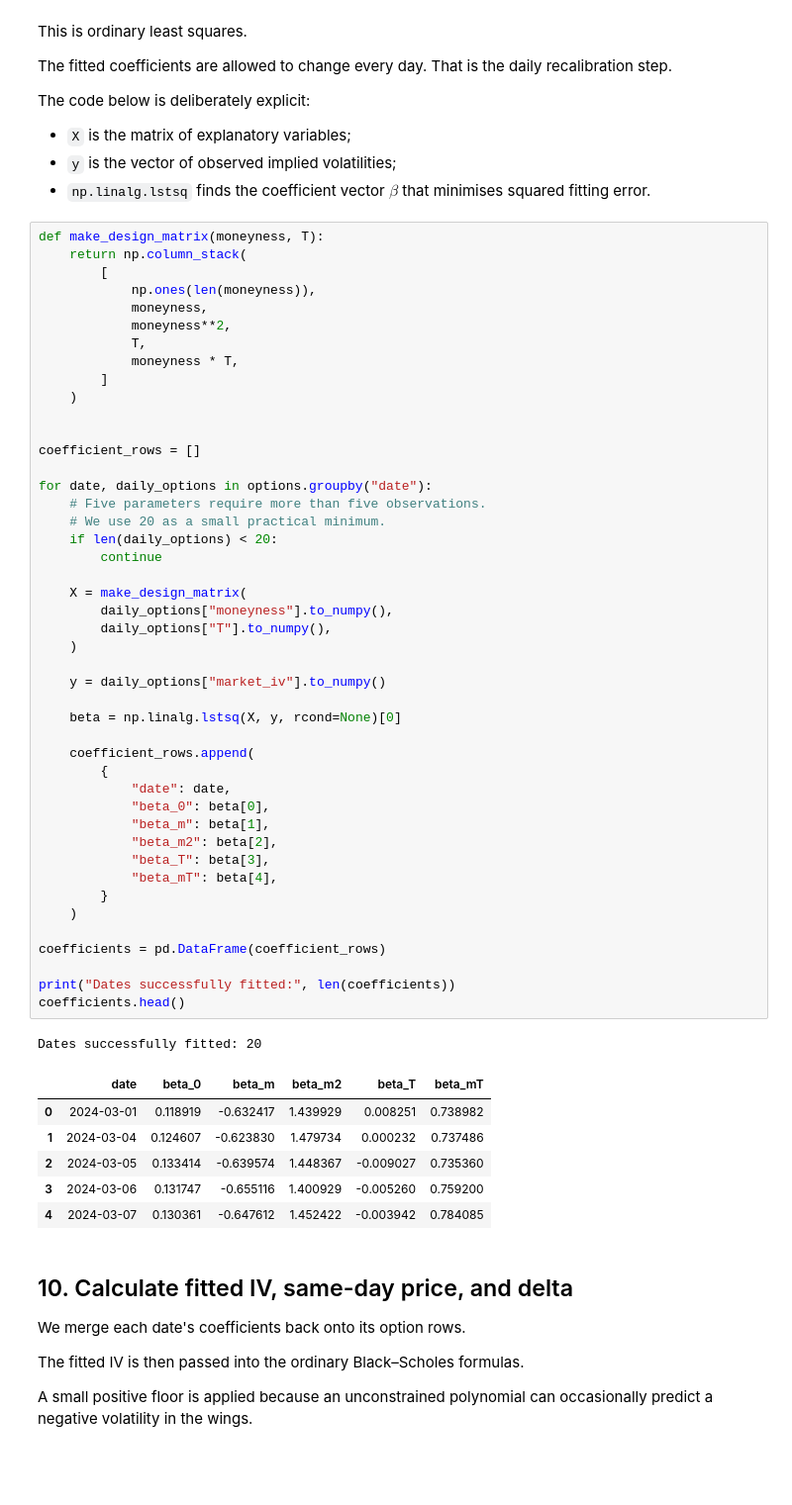
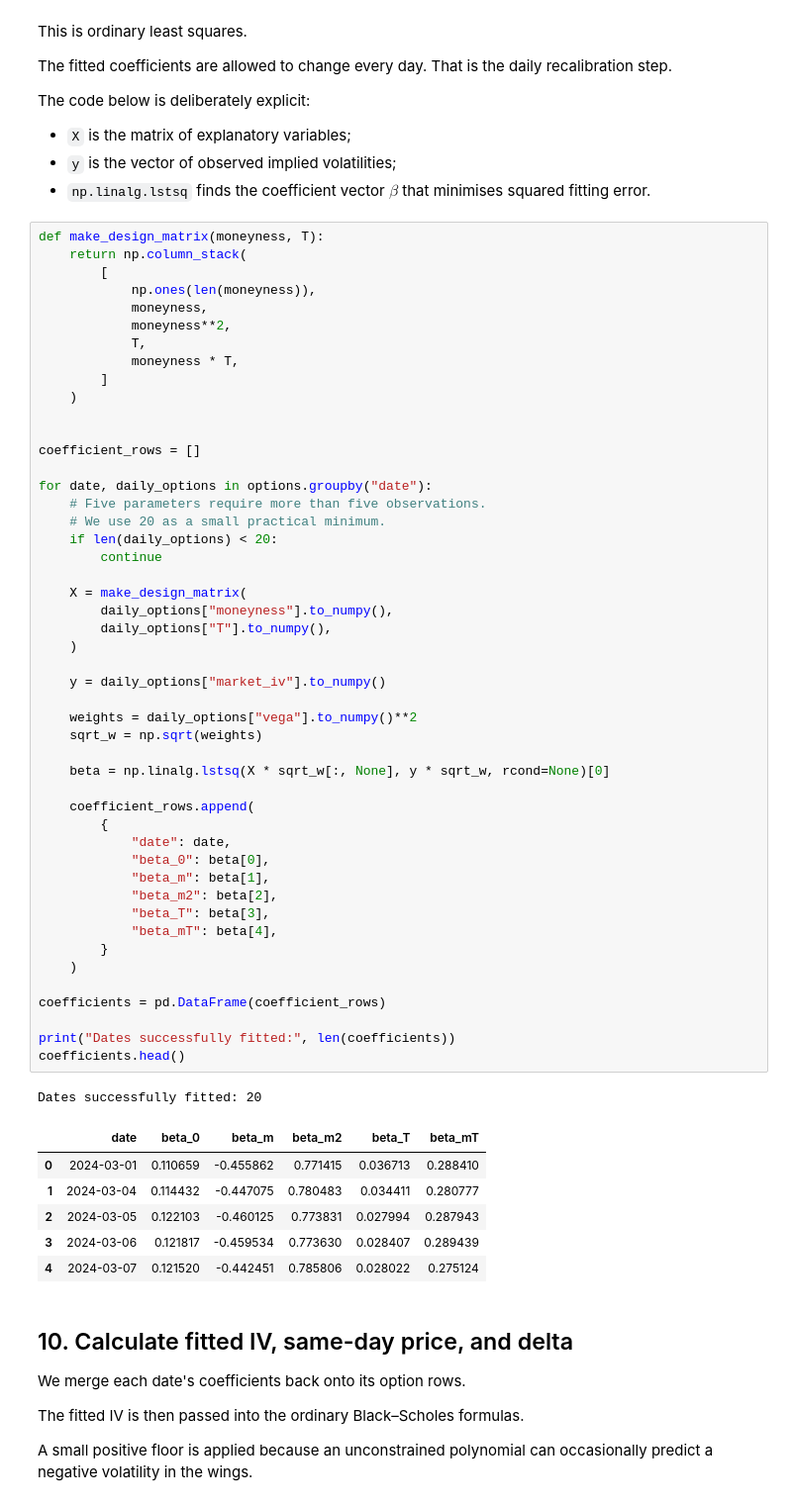
Before and after one commit to cxliuvictor/Exposition-to-NDEs, a Jupyter notebook: Codes/BS-IVF/BS_IVF_minimal_educational.ipynb, the cells around one changed output. Shown at 99% size. Saved outputs shown, nothing was run; the diff lists cells and outputs as text; blank space fills up the shorter version.

```diff
--- a/Codes/BS-IVF/BS_IVF_minimal_educational.ipynb
+++ b/Codes/BS-IVF/BS_IVF_minimal_educational.ipynb
@@ -546,39 +546,42 @@ for date, daily_options in options.groupby("date"):
     # We use 20 as a small practical minimum.
     if len(daily_options) < 20:
         continue
 
     X = make_design_matrix(
         daily_options["moneyness"].to_numpy(),
         daily_options["T"].to_numpy(),
     )
 
     y = daily_options["market_iv"].to_numpy()
 
-    beta = np.linalg.lstsq(X, y, rcond=None)[0]
+    weights = daily_options["vega"].to_numpy()**2
+    sqrt_w = np.sqrt(weights)
+
+    beta = np.linalg.lstsq(X * sqrt_w[:, None], y * sqrt_w, rcond=None)[0]
 
     coefficient_rows.append(
         {
             "date": date,
             "beta_0": beta[0],
             "beta_m": beta[1],
             "beta_m2": beta[2],
             "beta_T": beta[3],
             "beta_mT": beta[4],
         }
     )
 
 coefficients = pd.DataFrame(coefficient_rows)
 
 print("Dates successfully fitted:", len(coefficients))
 coefficients.head()
 # %% [output]
 Dates successfully fitted: 20
 |  | date | beta_0 | beta_m | beta_m2 | beta_T | beta_mT |
-| 0 | 2024-03-01 | 0.118919 | -0.632417 | 1.439929 | 0.008251 | 0.738982 |
-| 1 | 2024-03-04 | 0.124607 | -0.623830 | 1.479734 | 0.000232 | 0.737486 |
-| 2 | 2024-03-05 | 0.133414 | -0.639574 | 1.448367 | -0.009027 | 0.735360 |
-| 3 | 2024-03-06 | 0.131747 | -0.655116 | 1.400929 | -0.005260 | 0.759200 |
-| 4 | 2024-03-07 | 0.130361 | -0.647612 | 1.452422 | -0.003942 | 0.784085 |
+| 0 | 2024-03-01 | 0.110659 | -0.455862 | 0.771415 | 0.036713 | 0.288410 |
+| 1 | 2024-03-04 | 0.114432 | -0.447075 | 0.780483 | 0.034411 | 0.280777 |
+| 2 | 2024-03-05 | 0.122103 | -0.460125 | 0.773831 | 0.027994 | 0.287943 |
+| 3 | 2024-03-06 | 0.121817 | -0.459534 | 0.773630 | 0.028407 | 0.289439 |
+| 4 | 2024-03-07 | 0.121520 | -0.442451 | 0.785806 | 0.028022 | 0.275124 |
 # %% [markdown]
 ## 10. Calculate fitted IV, same-day price, and delta
 
```
Also changed, not shown: parts of 8 cells of this notebook, 3 other files.
